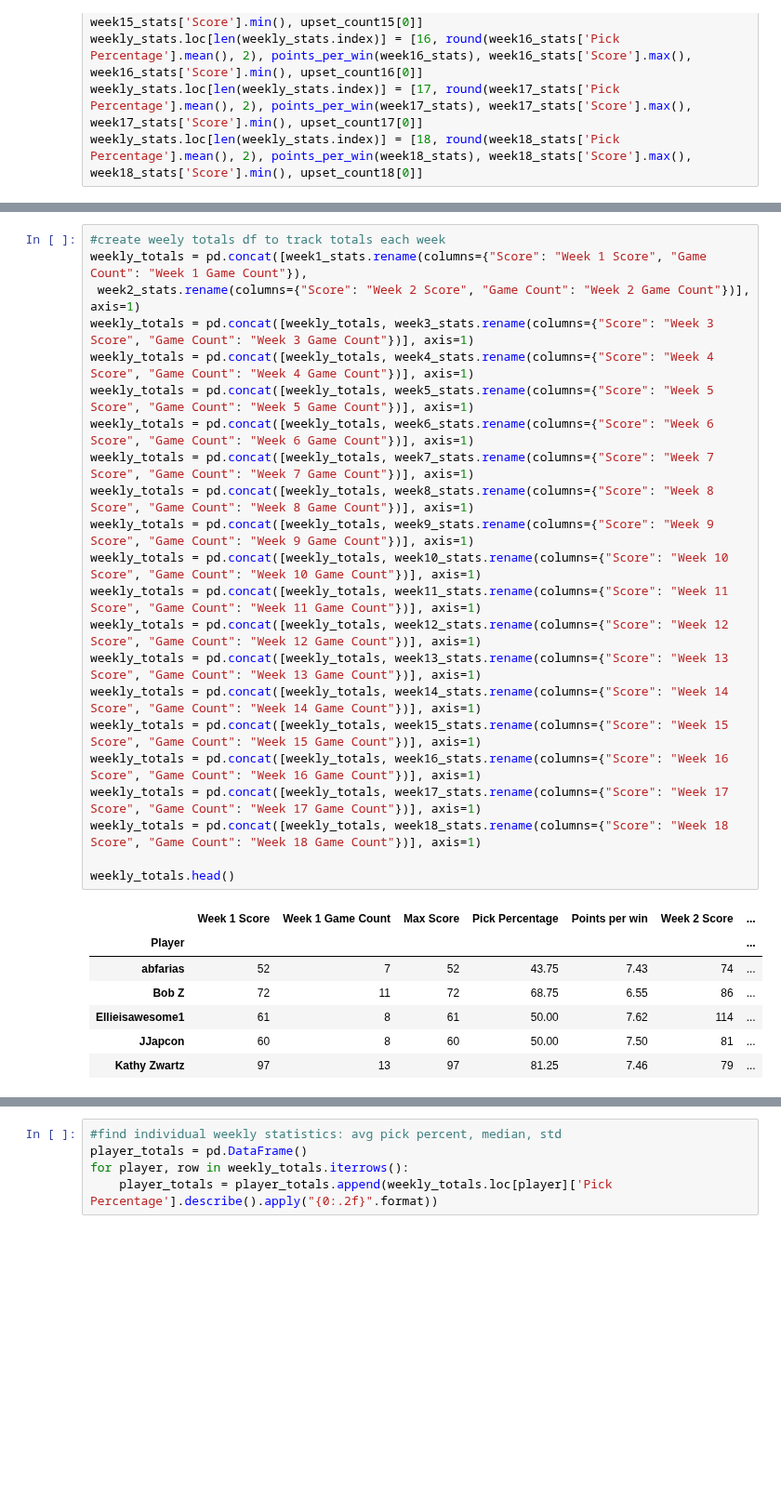
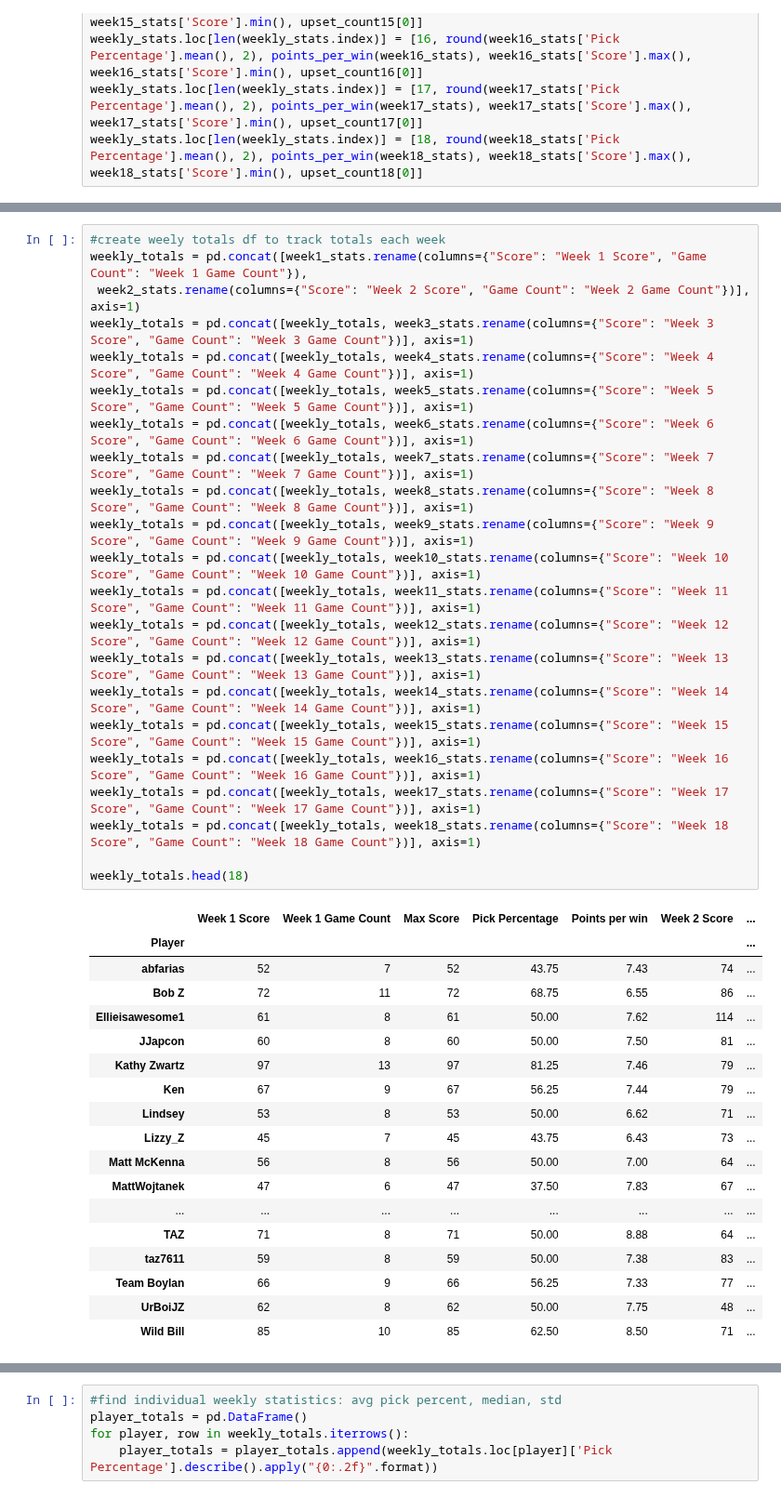
Before and after one commit to michaelzwartz/Confidence-pool, a Jupyter notebook: pool_notebook.ipynb, the cells around one changed output, grey strips where cells are left out. Shown at 93% size. Saved outputs shown, nothing was run; the diff lists cells and outputs as text; blank space fills up the shorter version.

```diff
--- a/pool_notebook.ipynb
+++ b/pool_notebook.ipynb
@@ -217,30 +220,41 @@ Text(0.5, 0, 'Week')
 # %%
 #create weely totals df to track totals each week
 weekly_totals = pd.concat([week1_stats.rename(columns={"Score": "Week 1 Score", "Game Count": "Week 1 Game Count"}),
  week2_stats.rename(columns={"Score": "Week 2 Score", "Game Count": "Week 2 Game Count"})], axis=1)
 weekly_totals = pd.concat([weekly_totals, week3_stats.rename(columns={"Score": "Week 3 Score", "Game Count": "Week 3 Game Count"})], axis=1)
 weekly_totals = pd.concat([weekly_totals, week4_stats.rename(columns={"Score": "Week 4 Score", "Game Count": "Week 4 Game Count"})], axis=1)
 weekly_totals = pd.concat([weekly_totals, week5_stats.rename(columns={"Score": "Week 5 Score", "Game Count": "Week 5 Game Count"})], axis=1)
 weekly_totals = pd.concat([weekly_totals, week6_stats.rename(columns={"Score": "Week 6 Score", "Game Count": "Week 6 Game Count"})], axis=1)
 weekly_totals = pd.concat([weekly_totals, week7_stats.rename(columns={"Score": "Week 7 Score", "Game Count": "Week 7 Game Count"})], axis=1)
 weekly_totals = pd.concat([weekly_totals, week8_stats.rename(columns={"Score": "Week 8 Score", "Game Count": "Week 8 Game Count"})], axis=1)
 weekly_totals = pd.concat([weekly_totals, week9_stats.rename(columns={"Score": "Week 9 Score", "Game Count": "Week 9 Game Count"})], axis=1)
 weekly_totals = pd.concat([weekly_totals, week10_stats.rename(columns={"Score": "Week 10 Score", "Game Count": "Week 10 Game Count"})], axis=1)
 weekly_totals = pd.concat([weekly_totals, week11_stats.rename(columns={"Score": "Week 11 Score", "Game Count": "Week 11 Game Count"})], axis=1)
 weekly_totals = pd.concat([weekly_totals, week12_stats.rename(columns={"Score": "Week 12 Score", "Game Count": "Week 12 Game Count"})], axis=1)
 weekly_totals = pd.concat([weekly_totals, week13_stats.rename(columns={"Score": "Week 13 Score", "Game Count": "Week 13 Game Count"})], axis=1)
 weekly_totals = pd.concat([weekly_totals, week14_stats.rename(columns={"Score": "Week 14 Score", "Game Count": "Week 14 Game Count"})], axis=1)
 weekly_totals = pd.concat([weekly_totals, week15_stats.rename(columns={"Score": "Week 15 Score", "Game Count": "Week 15 Game Count"})], axis=1)
 weekly_totals = pd.concat([weekly_totals, week16_stats.rename(columns={"Score": "Week 16 Score", "Game Count": "Week 16 Game Count"})], axis=1)
 weekly_totals = pd.concat([weekly_totals, week17_stats.rename(columns={"Score": "Week 17 Score", "Game Count": "Week 17 Game Count"})], axis=1)
 weekly_totals = pd.concat([weekly_totals, week18_stats.rename(columns={"Score": "Week 18 Score", "Game Count": "Week 18 Game Count"})], axis=1)
 
-weekly_totals.head()
+weekly_totals.head(18)
 # %% [output]
 |  | Week 1 Score | Week 1 Game Count | Max Score | Pick Percentage | Points per win | Week 2 Score | ... |
 | Player |  |  |  |  |  |  | ... |
 | abfarias | 52 | 7 | 52 | 43.75 | 7.43 | 74 | ... |
 | Bob Z | 72 | 11 | 72 | 68.75 | 6.55 | 86 | ... |
 | Ellieisawesome1 | 61 | 8 | 61 | 50.00 | 7.62 | 114 | ... |
 | JJapcon | 60 | 8 | 60 | 50.00 | 7.50 | 81 | ... |
 | Kathy Zwartz | 97 | 13 | 97 | 81.25 | 7.46 | 79 | ... |
+| Ken | 67 | 9 | 67 | 56.25 | 7.44 | 79 | ... |
+| Lindsey | 53 | 8 | 53 | 50.00 | 6.62 | 71 | ... |
+| Lizzy_Z | 45 | 7 | 45 | 43.75 | 6.43 | 73 | ... |
+| Matt McKenna | 56 | 8 | 56 | 50.00 | 7.00 | 64 | ... |
+| MattWojtanek | 47 | 6 | 47 | 37.50 | 7.83 | 67 | ... |
+| ... | ... | ... | ... | ... | ... | ... | ... |
+| TAZ | 71 | 8 | 71 | 50.00 | 8.88 | 64 | ... |
+| taz7611 | 59 | 8 | 59 | 50.00 | 7.38 | 83 | ... |
+| Team Boylan | 66 | 9 | 66 | 56.25 | 7.33 | 77 | ... |
+| UrBoiJZ | 62 | 8 | 62 | 50.00 | 7.75 | 48 | ... |
+| Wild Bill | 85 | 10 | 85 | 62.50 | 8.50 | 71 | ... |
```
Also changed, not shown: parts of 5 cells of this notebook.
